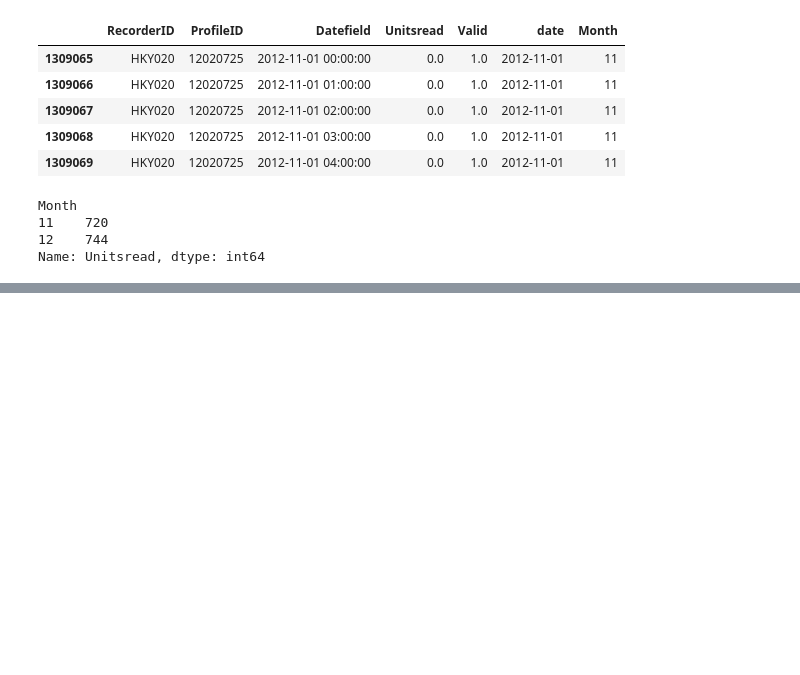
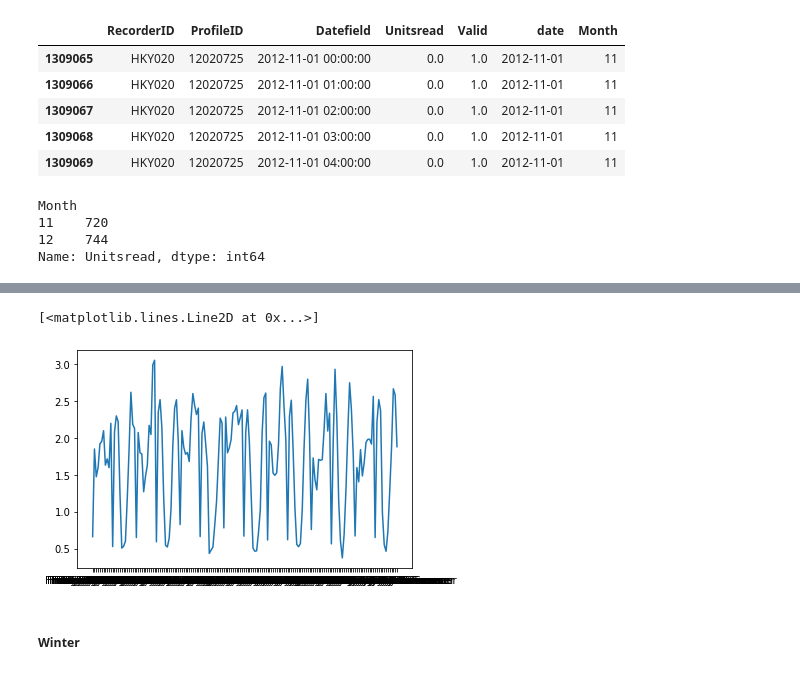
Before and after one commit to Nicolaskirsch2000/BASc-Dissertation, a Jupyter notebook: SA 2012.ipynb, the cells around one changed output, grey strips where cells are left out. Cells and saved outputs as stored; diff of their text form; code cells hidden in the pictures; blank space fills up the shorter version.

```diff
--- a/SA 2012.ipynb
+++ b/SA 2012.ipynb
@@ -137,0 +351,2 @@ Name: Unitsread, dtype: int64
+# %%
+summer_mean.reset_index(inplace = True)
@@ -137,0 +362,6 @@ Name: Unitsread, dtype: int64
+# %%
+summer_mean["Timestamp"] = summer_mean["Weekday"] + ' ' + summer_mean["Hour"].astype(str) + 'h Summer'
+# %%
+summer_mean.drop(["Weekday", "Hour"], axis = 1, inplace = True)
+# %%
+summer_mean_p = summer_mean.pivot(index='ProfileID', columns='Timestamp', values='Unitsread')
@@ -137,0 +383,7 @@ Name: Unitsread, dtype: int64
+# %%
+plt.plot(summer_mean_p.iloc[-8,:])
+# %% [output]
+[<matplotlib.lines.Line2D at 0x...>]
+[figure, added]
+# %% [markdown]
+##### Winter
```
Also changed, not shown: parts of 73 cells of this notebook, 2 other files.
